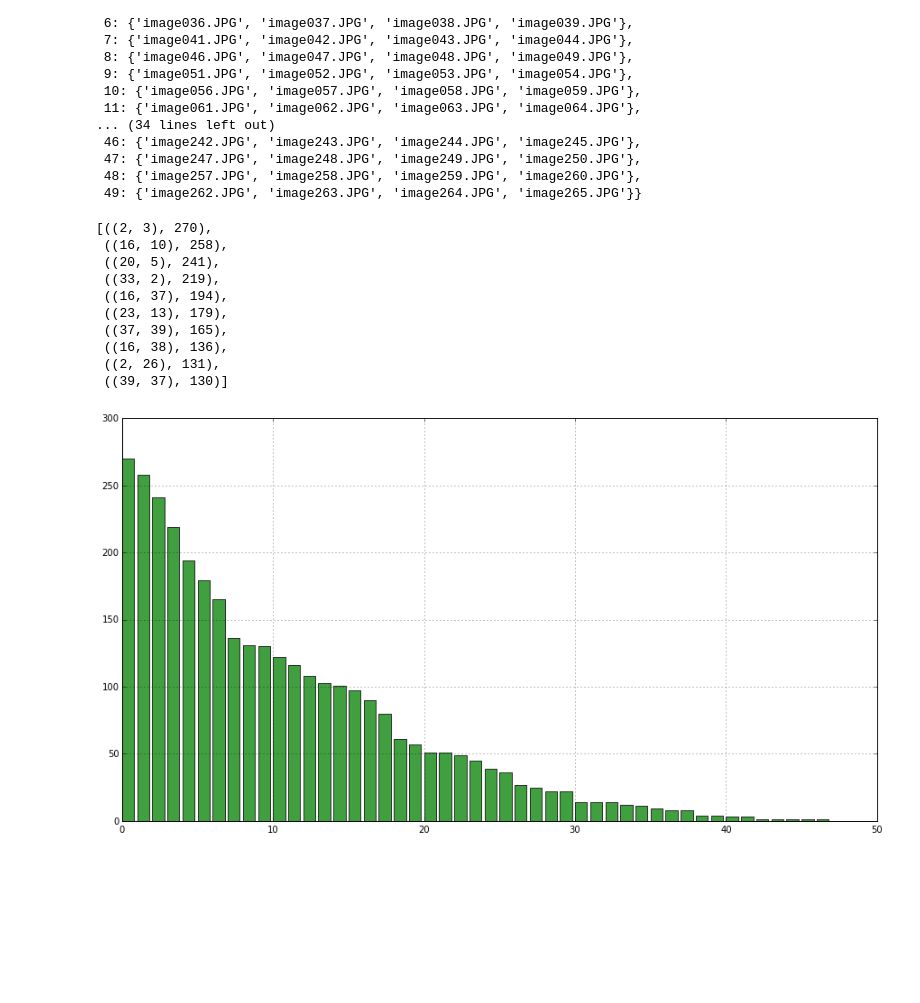
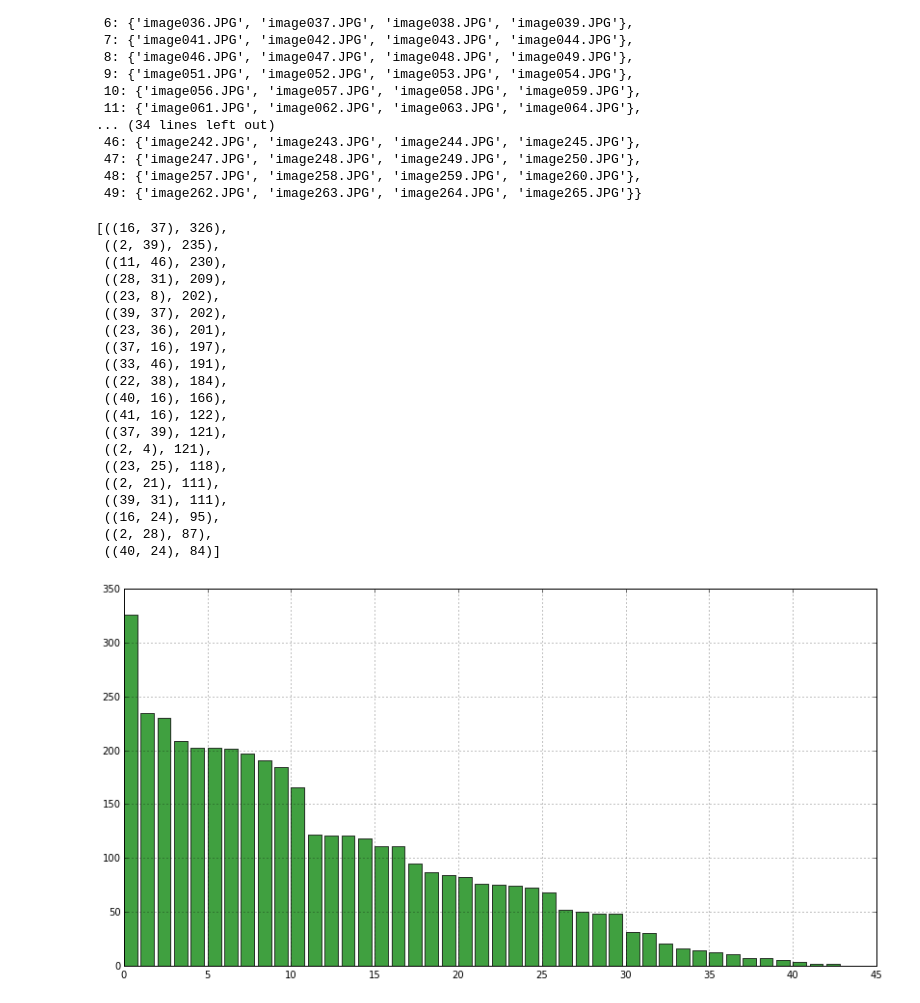
Before and after one commit to liboyin/horc, a Jupyter notebook: libo/error_analysis.ipynb, the cells around one changed output. Saved outputs shown, nothing was run; the diff lists cells and outputs as text; code cells hidden in the pictures; blank space fills up the shorter version.

Commit message:
updated error analysis and clustering anaysis

```diff
--- a/libo/error_analysis.ipynb
+++ b/libo/error_analysis.ipynb
@@ -55,34 +44,46 @@ class_id_filename
 import numpy as np
 from collections import Counter
 pair_counts = Counter()
-with open("incorrect_log.txt", mode="r") as h:
+with open('sift_incorrect_log.txt', mode='r') as h:
     for line in h:
-        [correct, incorrect] = line.split(" -> ")
-        correct = np.fromstring(correct[1:-1], dtype=np.uint8, sep=" ")
-        incorrect = np.fromstring(incorrect[1:-1], dtype=np.uint8, sep=" ")
+        if line == '[] -> []':
+            continue
+        [correct, incorrect] = line.split(' -> ')
+        correct = np.fromstring(correct[1:-1], dtype=np.uint8, sep=' ')
+        incorrect = np.fromstring(incorrect[1:-1], dtype=np.uint8, sep=' ')
         pair_counts.update(zip(correct, incorrect))
-pair_counts.most_common(10)  # 10 most common errors and their counts
+pair_counts.most_common(20)  # 20 most common errors and their counts
 # %% [output]
-[((2, 3), 270),
- ((16, 10), 258),
- ((20, 5), 241),
- ((33, 2), 219),
- ((16, 37), 194),
- ((23, 13), 179),
- ((37, 39), 165),
- ((16, 38), 136),
- ((2, 26), 131),
- ((39, 37), 130)]
+[((16, 37), 326),
+ ((2, 39), 235),
+ ((11, 46), 230),
+ ((28, 31), 209),
+ ((23, 8), 202),
+ ((39, 37), 202),
+ ((23, 36), 201),
+ ((37, 16), 197),
+ ((33, 46), 191),
+ ((22, 38), 184),
+ ((40, 16), 166),
+ ((41, 16), 122),
+ ((37, 39), 121),
+ ((2, 4), 121),
+ ((23, 25), 118),
+ ((2, 21), 111),
+ ((39, 31), 111),
+ ((16, 24), 95),
+ ((2, 28), 87),
+ ((40, 24), 84)]
 # %%
 import matplotlib.pyplot as plt
 %matplotlib inline
 pairs, counts = zip(*pair_counts.most_common())
-fig = plt.figure(figsize=(15, 8))
+fig = plt.figure(figsize=(14, 7))
 ax = fig.add_subplot(111)
 ax.bar(np.arange(len(counts)), counts, color="green", alpha=0.75)
 ax.grid()
 # %% [output]
-[figure, old version]
+[figure, new version]
 # %%
 from_counts = dict()
 for k, v in zip(zip(*pairs)[0], counts):
```
Also changed, not shown: parts of 3 cells of this notebook, 2 other files.
